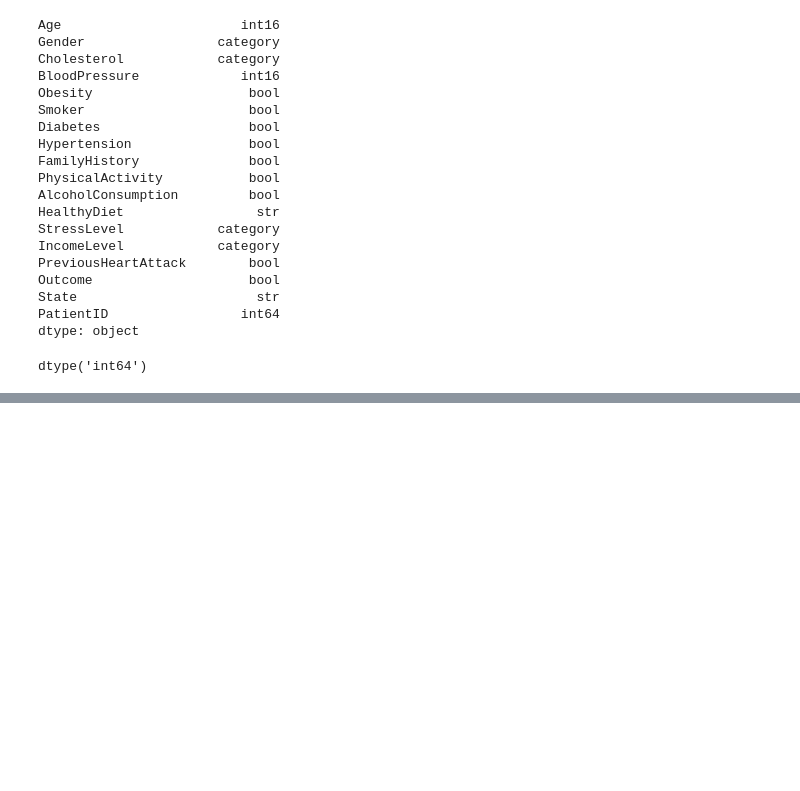
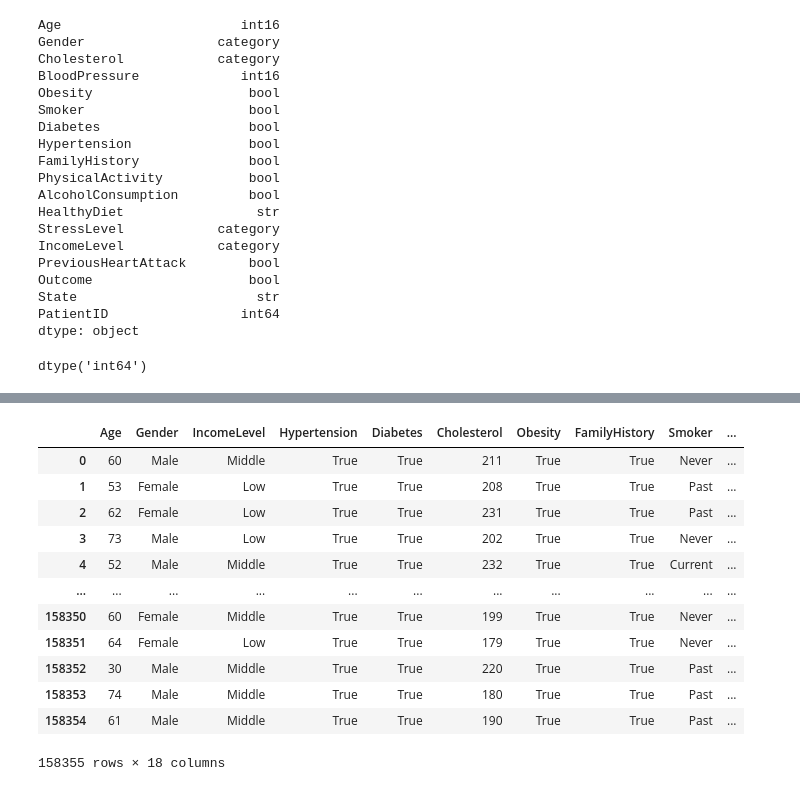
Before and after one commit to miriamsonaglia/Heart-Attack-Prediction-Model, a Jupyter notebook: DataIntensive.ipynb, the cells around one changed output, grey strips where cells are left out. Cells and saved outputs as stored; diff of their text form; code cells hidden in the pictures; blank space fills up the shorter version.

Commit message:
india + indonesia

```diff
--- a/DataIntensive.ipynb
+++ b/DataIntensive.ipynb
@@ -328,3 +331,37 @@ india.head(10)
+# %%
+# MIRI DID THIS TOO :)
+
+indonesia['Gender'] = indonesia['Gender'].astype('category')
+indonesia['IncomeLevel'] = indonesia['IncomeLevel'].astype('category')   # CATEGORIA LASCIATE COME TROVATE
+indonesia['Hypertension'] = indonesia['Hypertension'].map({1:True, 0:False}).astype('bool')
+indonesia['Diabetes'] = indonesia['Diabetes'].map({1:True, 0:False}).astype('bool')
+# Cholesterol --> to categoric
+indonesia['Obesity'] = indonesia['Obesity'].map({1:True, 0:False}).astype('bool')
+indonesia['FamilyHistory'] = indonesia['FamilyHistory'].map({1:True, 0:False}).astype('bool')
+# Smoker --> to bool
+# AlcoholConsumption --> to bool
+# indonesia['PhysicalActivity'] = indonesia['PhysicalActivity'].map({1:True, 0:False}).astype('bool')
+indonesia['Diabetes'] = indonesia['Diabetes'].map({'Healthy':True, 'Unhealthy':False}).astype('bool')
+# StressLevel here --> to categoric
+indonesia['PreviousHeartAttack'] = indonesia['PreviousHeartAttack'].map({1:True, 0:False}).astype('bool')
+indonesia['Outcome'] = indonesia['Outcome'].map({1:True, 0:False}).astype('bool')
+indonesia['State'] = indonesia['State'].astype('category')
+
+indonesia
+# %% [output]
+|  | Age | Gender | IncomeLevel | Hypertension | Diabetes | Cholesterol | Obesity | FamilyHistory | Smoker | ... |
+| 0 | 60 | Male | Middle | True | True | 211 | True | True | Never | ... |
+| 1 | 53 | Female | Low | True | True | 208 | True | True | Past | ... |
+| 2 | 62 | Female | Low | True | True | 231 | True | True | Past | ... |
+| 3 | 73 | Male | Low | True | True | 202 | True | True | Never | ... |
+| 4 | 52 | Male | Middle | True | True | 232 | True | True | Current | ... |
+| ... | ... | ... | ... | ... | ... | ... | ... | ... | ... | ... |
+| 158350 | 60 | Female | Middle | True | True | 199 | True | True | Never | ... |
+| 158351 | 64 | Female | Low | True | True | 179 | True | True | Never | ... |
+| 158352 | 30 | Male | Middle | True | True | 220 | True | True | Past | ... |
+| 158353 | 74 | Male | Middle | True | True | 180 | True | True | Past | ... |
+| 158354 | 61 | Male | Middle | True | True | 190 | True | True | Past | ... |
+158355 rows × 18 columns
 # %%
 # PatientID (integer), Age (integer), Gender (categoric), Smoker (bool), Hypertension (bool), Diabetes (bool), Obesity (BMI conversion from number to bool),
 # Cholesterol (from number to categoric), PhisicalActivity (from * to bool), HealthyDiet (from * to bool),
```
Also changed, not shown: parts of 2 cells of this notebook.
